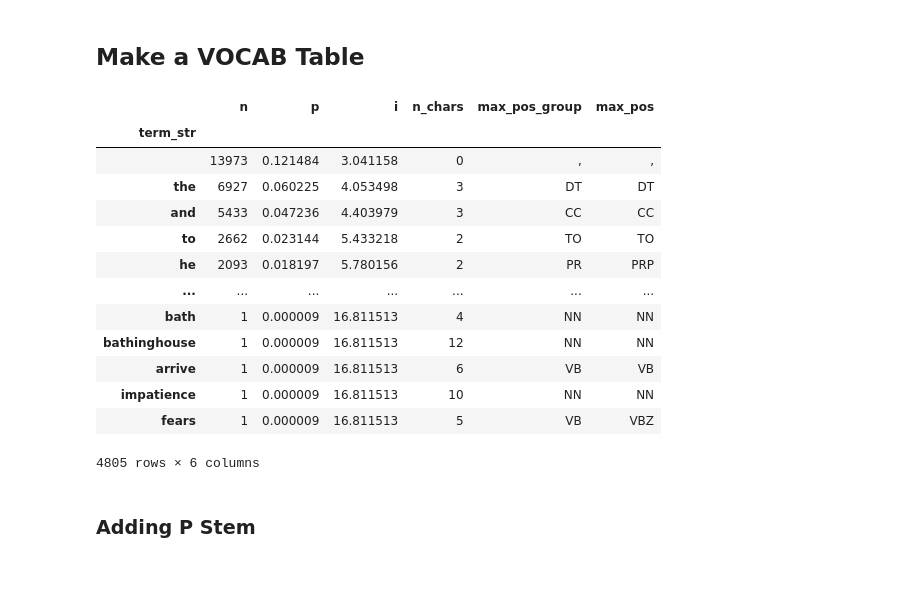
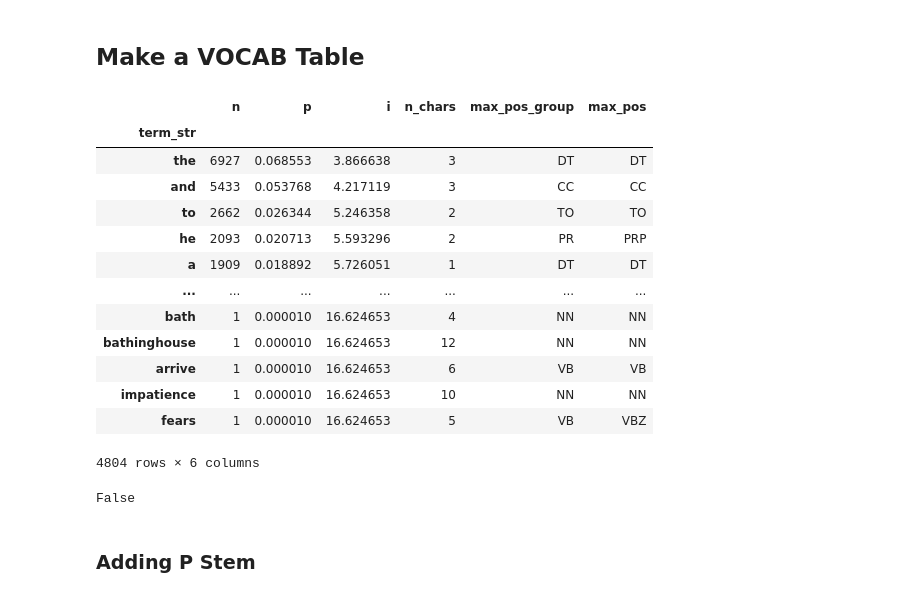
Before and after one commit to gegeorge25/TextasDataFinalProject, a Jupyter notebook: making_corpus.ipynb, the cells around one changed output. Drawn from its saved outputs; the diff is of its cells as text; code cells hidden in the pictures.

Commit message:
Reduced TFIDF

```diff
--- a/making_corpus.ipynb
+++ b/making_corpus.ipynb
@@ -231,29 +249,34 @@ TOKENS.head()
 # %% [markdown]
 ##  Make a VOCAB Table
 # %%
-VOCAB = TOKENS.term_str.value_counts().to_frame('n')
+VOCAB = TOKENS.term_str.dropna().value_counts().to_frame('n')
+VOCAB = VOCAB.drop(''). # Drop the nan token because it was causing issues is TFIDF
 VOCAB.index.name = 'term_str'
 VOCAB['p'] = VOCAB.n / VOCAB.n.sum()
 VOCAB['i'] = -np.log2(VOCAB.p)
 VOCAB['n_chars'] = VOCAB.index.str.len()
 VOCAB['max_pos_group'] = TOKENS[['term_str','pos_group']].value_counts().unstack(fill_value=0).idxmax(1)
 VOCAB['max_pos'] = TOKENS[['term_str','pos']].value_counts().unstack(fill_value=0).idxmax(1)
 VOCAB
 # %% [output]
 |  | n | p | i | n_chars | max_pos_group | max_pos |
 | term_str |  |  |  |  |  |  |
-|  | 13973 | 0.121484 | 3.041158 | 0 | , | , |
-| the | 6927 | 0.060225 | 4.053498 | 3 | DT | DT |
-| and | 5433 | 0.047236 | 4.403979 | 3 | CC | CC |
-| to | 2662 | 0.023144 | 5.433218 | 2 | TO | TO |
-| he | 2093 | 0.018197 | 5.780156 | 2 | PR | PRP |
+| the | 6927 | 0.068553 | 3.866638 | 3 | DT | DT |
+| and | 5433 | 0.053768 | 4.217119 | 3 | CC | CC |
+| to | 2662 | 0.026344 | 5.246358 | 2 | TO | TO |
+| he | 2093 | 0.020713 | 5.593296 | 2 | PR | PRP |
+| a | 1909 | 0.018892 | 5.726051 | 1 | DT | DT |
 | ... | ... | ... | ... | ... | ... | ... |
-| bath | 1 | 0.000009 | 16.811513 | 4 | NN | NN |
-| bathinghouse | 1 | 0.000009 | 16.811513 | 12 | NN | NN |
-| arrive | 1 | 0.000009 | 16.811513 | 6 | VB | VB |
-| impatience | 1 | 0.000009 | 16.811513 | 10 | NN | NN |
-| fears | 1 | 0.000009 | 16.811513 | 5 | VB | VBZ |
+| bath | 1 | 0.000010 | 16.624653 | 4 | NN | NN |
+| bathinghouse | 1 | 0.000010 | 16.624653 | 12 | NN | NN |
+| arrive | 1 | 0.000010 | 16.624653 | 6 | VB | VB |
+| impatience | 1 | 0.000010 | 16.624653 | 10 | NN | NN |
+| fears | 1 | 0.000010 | 16.624653 | 5 | VB | VBZ |
-4805 rows × 6 columns
+4804 rows × 6 columns
+# %%
+'' in VOCAB.index
+# %% [output]
+False
 # %% [markdown]
 ###  Adding P Stem
 # %%
```
Also changed, not shown: parts of 4 cells of this notebook, 4 other files.
